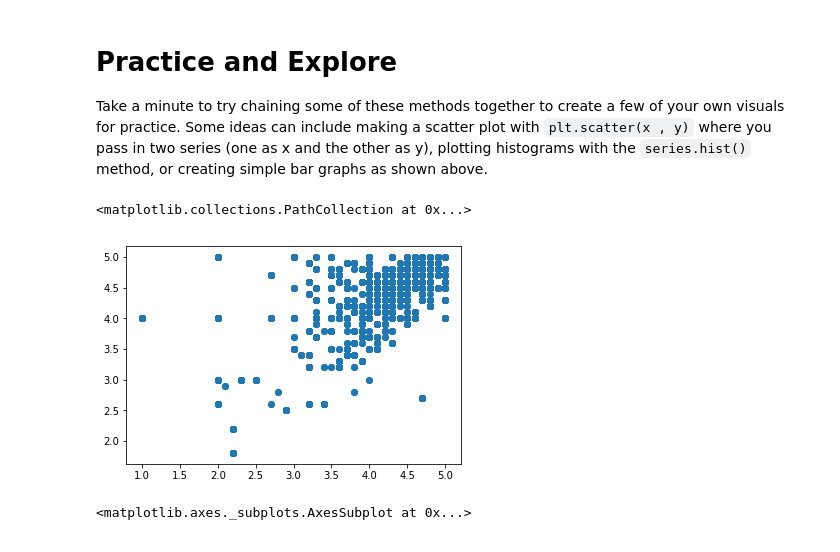
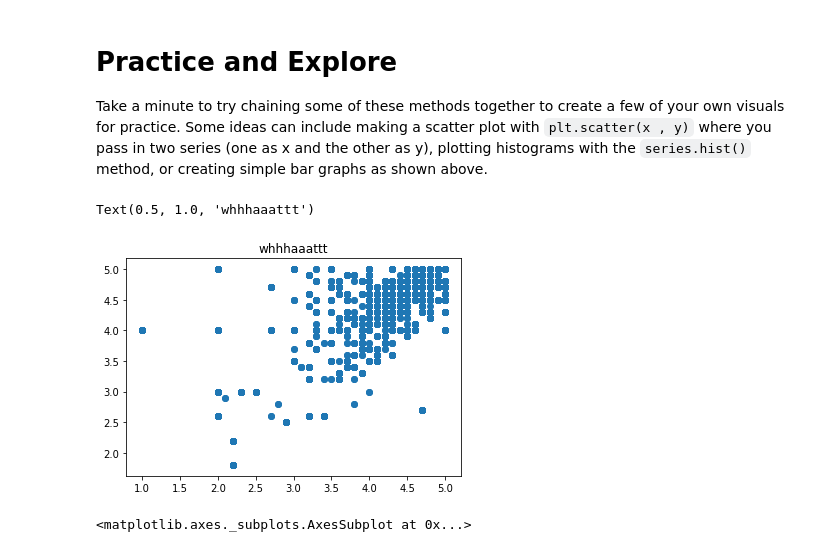
Before and after one commit to mubarakb/dsc-1-01-08-your-first-data-science-project-lab-nyc-career-ds-102218, a Jupyter notebook: index.ipynb, the cells around one changed output. Saved outputs shown, nothing was run; the diff lists cells and outputs as text; code cells hidden in the pictures.

```diff
--- a/index.ipynb
+++ b/index.ipynb
@@ -382,10 +382,10 @@ Text(0, 0.5, 'Theme')
 Take a minute to try chaining some of these methods together to create a few of your own visuals for practice. Some ideas can include making a scatter plot with `plt.scatter(x , y)` where you pass in two series (one as x and the other as y), plotting histograms with the `series.hist()` method, or creating simple bar graphs as shown above.
 # %%
 plt.scatter(df.play_star_rating, df.star_rating)
-plt.title('whhhaaa')
+plt.title('whhhaaattt')
 # %% [output]
-<matplotlib.collections.PathCollection at 0x...>
+Text(0.5, 1.0, 'whhhaaattt')
-[figure, old version]
+[figure, new version]
 # %%
 df.play_star_rating.hist()
 # %% [output]
```
